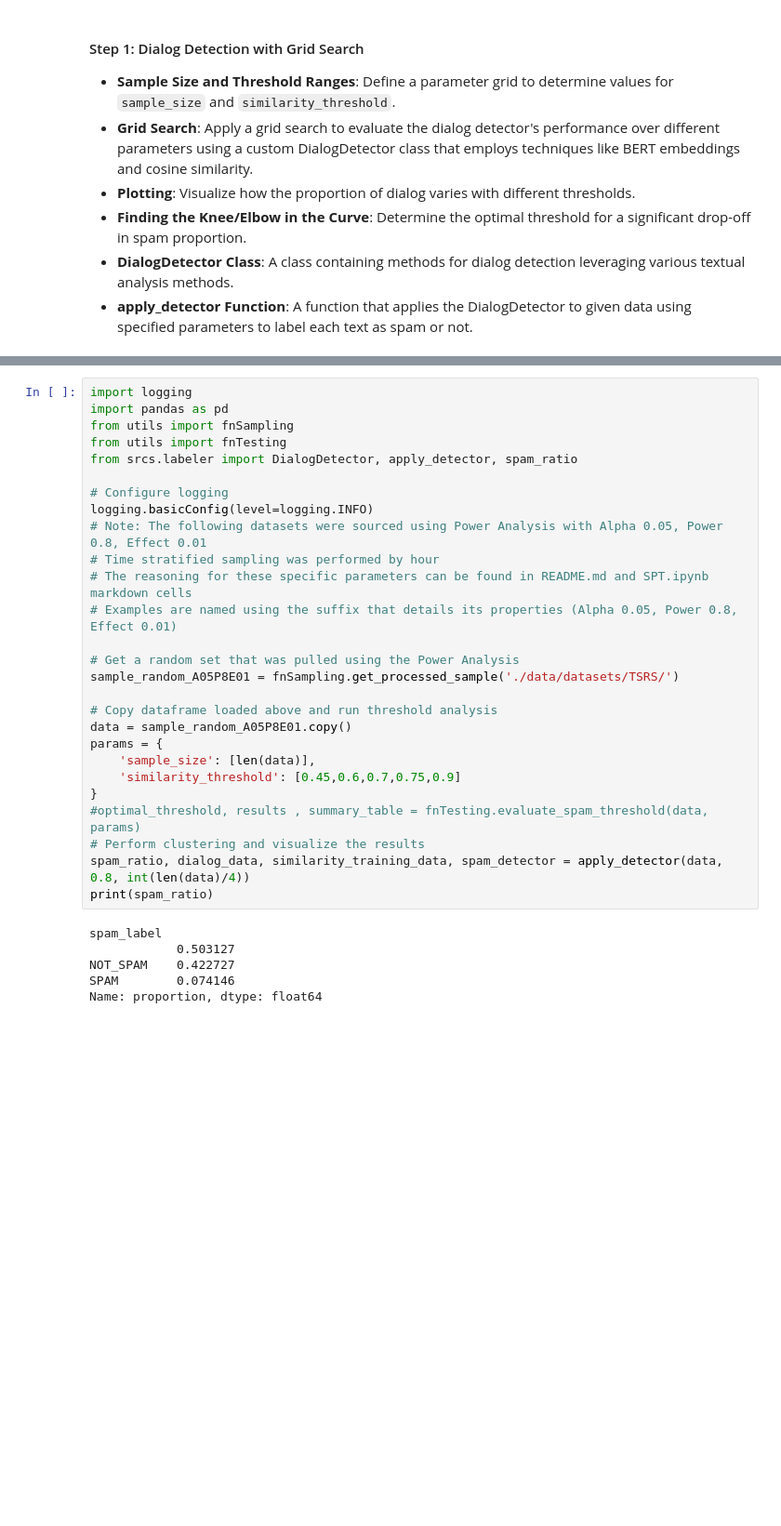
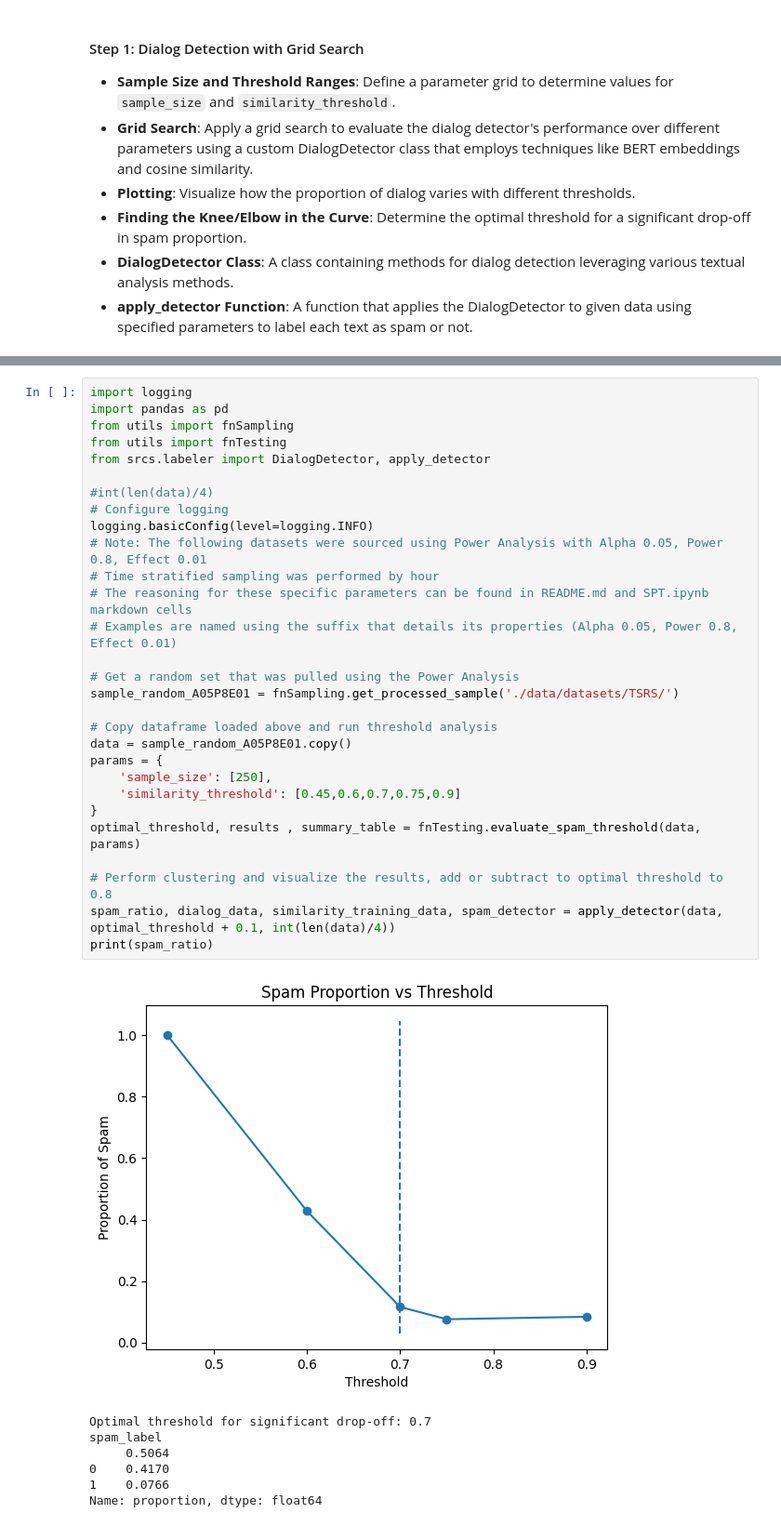
Before and after one commit to joelwk/Chanscope, a Jupyter notebook: notebooks/classification_pipeline.ipynb, the cells around one changed output, grey strips where cells are left out. Shown at 93% size. Saved outputs shown, nothing was run; the diff lists cells and outputs as text; blank space fills up the shorter version.

```diff
--- a/notebooks/classification_pipeline.ipynb
+++ b/notebooks/classification_pipeline.ipynb
@@ -37,35 +42,39 @@ ImportError: cannot import name 'spam_ratio' from 'srcs.labeler' (/research_caps
 # %%
 import logging
 import pandas as pd
 from utils import fnSampling
 from utils import fnTesting
-from srcs.labeler import DialogDetector, apply_detector, spam_ratio
+from srcs.labeler import DialogDetector, apply_detector
 
+#int(len(data)/4)
 # Configure logging
 logging.basicConfig(level=logging.INFO)
 # Note: The following datasets were sourced using Power Analysis with Alpha 0.05, Power 0.8, Effect 0.01
 # Time stratified sampling was performed by hour
 # The reasoning for these specific parameters can be found in README.md and SPT.ipynb markdown cells
 # Examples are named using the suffix that details its properties (Alpha 0.05, Power 0.8, Effect 0.01)
 
 # Get a random set that was pulled using the Power Analysis
 sample_random_A05P8E01 = fnSampling.get_processed_sample('./data/datasets/TSRS/')
 
 # Copy dataframe loaded above and run threshold analysis
 data = sample_random_A05P8E01.copy()
 params = {
-    'sample_size': [len(data)],
+    'sample_size': [250],
     'similarity_threshold': [0.45,0.6,0.7,0.75,0.9]
 }
-#optimal_threshold, results , summary_table = fnTesting.evaluate_spam_threshold(data, params)
-# Perform clustering and visualize the results
-spam_ratio, dialog_data, similarity_training_data, spam_detector = apply_detector(data, 0.8, int(len(data)/4))
+optimal_threshold, results , summary_table = fnTesting.evaluate_spam_threshold(data, params)
+
+# Perform clustering and visualize the results, add or subtract to optimal threshold to 0.8
+spam_ratio, dialog_data, similarity_training_data, spam_detector = apply_detector(data, optimal_threshold + 0.1, int(len(data)/4))
 print(spam_ratio)
 # %% [output]
+[figure, added]
+Optimal threshold for significant drop-off: 0.7
 spam_label
-            0.503127
-NOT_SPAM    0.422727
-SPAM        0.074146
+     0.5064
+0    0.4170
+1    0.0766
 Name: proportion, dtype: float64
 # %% [markdown]
 Example interpretation of the above breakdown:
```
Also changed, not shown: parts of 11 cells of this notebook, 14 other files.
